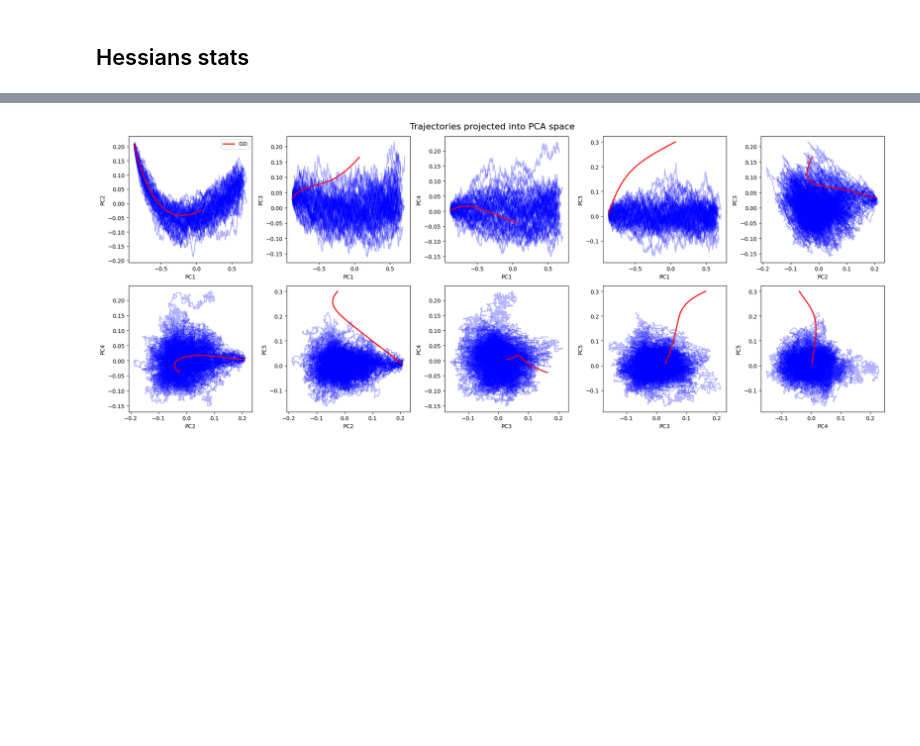
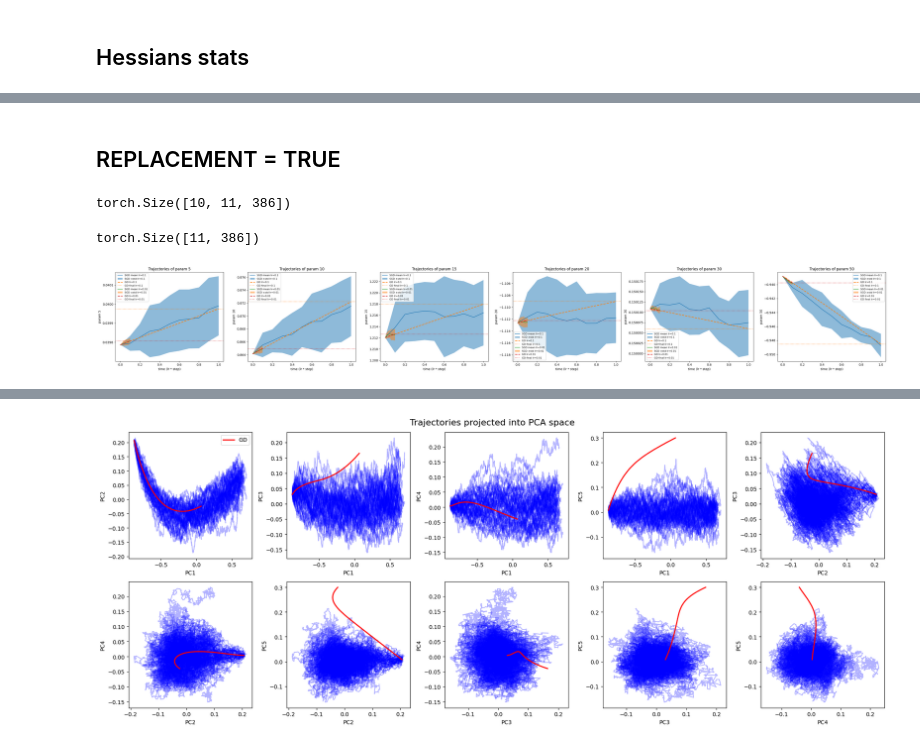
Before and after one commit to ThunderstormXX/SGDiffusion, a Jupyter notebook: src/scripts/exp1/exp_results/GD_vs_SGD_vs_Adam_noise_analysis.ipynb, the cells around one changed output, grey strips where cells are left out. Saved outputs shown, nothing was run; the diff lists cells and outputs as text; code cells hidden in the pictures; blank space fills up the shorter version.

```diff
--- a/src/scripts/exp1/exp_results/GD_vs_SGD_vs_Adam_noise_analysis.ipynb
+++ b/src/scripts/exp1/exp_results/GD_vs_SGD_vs_Adam_noise_analysis.ipynb
@@ -182,0 +129,75 @@ plt.show()
+# %% [markdown]
+## REPLACEMENT = TRUE
+# %%
+BASE_DIR = "./setup2"
+
+LRS_TO_USE =["0.1","0.01"]
+W_SGD =[]
+for LR_TO_USE in LRS_TO_USE:
+    PATH = os.path.join(BASE_DIR, f"sgd_weights_lr{LR_TO_USE}.pt")  # ожидаем shape [N, T, D]
+    W_SGD.append(torch.load(PATH, map_location="cpu").detach())
+W_SGD[0].shape
+# %% [output]
+torch.Size([10, 11, 386])
+# %%
+BASE_DIR = "./setup2"
+LRS_TO_USE =[ "0.1", "0.01"]
+W_GD = []
+for LR_TO_USE in LRS_TO_USE:
+    PATH = os.path.join(BASE_DIR, f"gd_weights_lr{LR_TO_USE}_dtypefloat64.pt")
+    W_GD.append(torch.load(PATH, map_location="cpu"))
+print(W_GD[0].shape)
+# %% [output]
+torch.Size([11, 386])
+# %%
+params = [5, 10, 15, 20, 30, 50]  # список параметров для отображения
+n_params = len(params)
+
+fig, axes = plt.subplots(1, n_params, figsize=(6 * n_params, 5), sharex=False, sharey=False)
+
+if n_params == 1:
+    axes = [axes]  # чтобы всегда был список
+
+for ax, p in zip(axes, params):
+    for i, lr in enumerate([float(x) for x in LRS_TO_USE]):
+        # SGD: [N, T, D] → float64
+        trajs = W_SGD[i][:, :, p].to(torch.float64).numpy()
+        mean_traj = trajs.mean(axis=0)
+        std_traj = trajs.std(axis=0)
+
+        t_sgd = lr * np.arange(trajs.shape[1])
+
+        ax.plot(t_sgd, mean_traj, label=f"SGD mean lr={lr}")
+        ax.fill_between(
+            t_sgd,
+            mean_traj - std_traj,
+            mean_traj + std_traj,
+            alpha=0.5,
+            label=f"SGD ±std lr={lr}"
+        )
+
+        # GD: [T, D] → float64
+        traj_gd = W_GD[i][:, p].to(torch.float64).numpy()
+        t_gd = lr * np.arange(len(traj_gd))
+
+        ax.plot(t_gd, traj_gd, "--", linewidth=2, label=f"GD lr={lr}")
+
+        # горизонтальная линия по финальной точке GD
+        final_val = traj_gd[-1]
+        ax.axhline(
+            final_val,
+            linestyle=":",
+            color=ax.lines[-1].get_color(),
+            alpha=0.9,
+            label=f"GD final lr={lr}"
+        )
+
+    ax.set_xlabel("time (lr * step)")
+    ax.set_ylabel(f"param {p}")
+    ax.set_title(f"Trajectories of param {p}")
+    ax.legend(fontsize=8)
+
+plt.tight_layout()
+plt.show()
+# %% [output]
+[figure, added]
```
Also changed, not shown: parts of 11 cells of this notebook, 48 other files.
